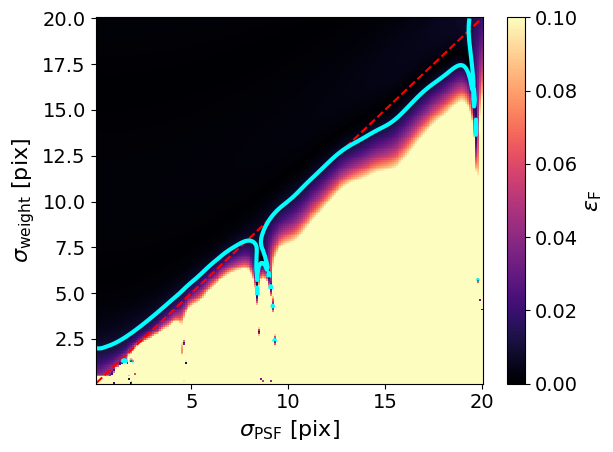
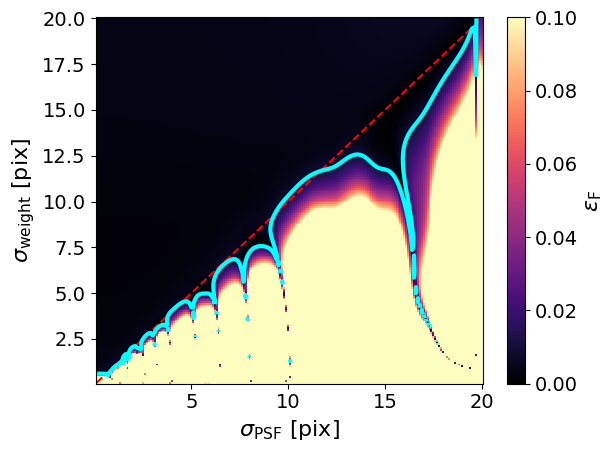
The change to this notebook cell's code, shown as a diff; its figure went from the first image to the second:
--- before
+++ after
@@ -1,4 +1,4 @@
 X, Y = np.meshgrid(psf_sizes, weight_sizes)
-plt.pcolormesh(X, Y, flux_err, vmin=0, vmax=.1)
+plt.pcolormesh(X, Y, flux_err, vmin=0, vmax=.1, rasterized=True)
 plt.plot([psf_sizes[0], psf_sizes[-1]], [psf_sizes[0], psf_sizes[-1]], 'r--')
 plt.colorbar(label=r'$\epsilon_\mathrm{F}$')

Commit: Rasterized images for the simulation plots in the notebook